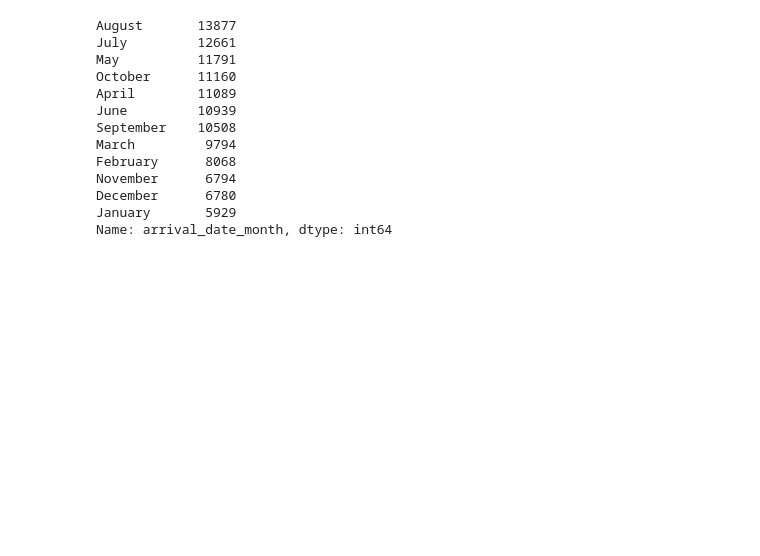
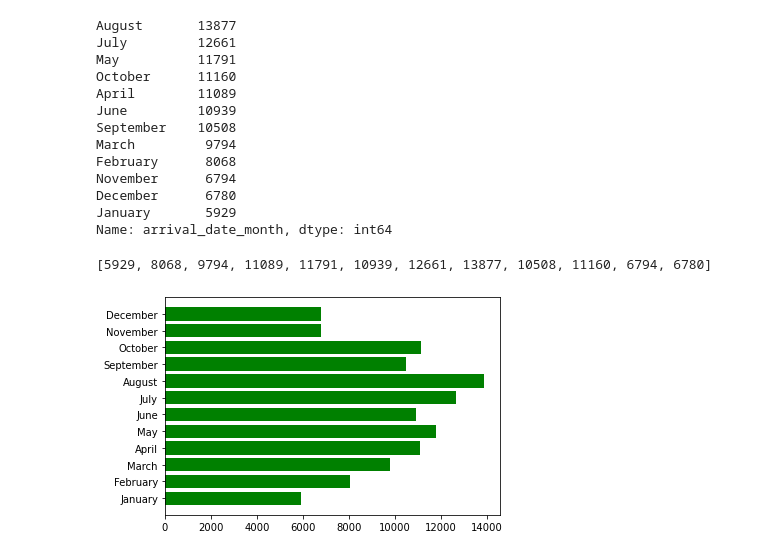
Before and after one commit to andre-fajar-n/AI-Mentorship, a Jupyter notebook: Final_Project.ipynb, the cells around one changed output. Saved outputs shown, nothing was run; the diff lists cells and outputs as text; code cells hidden in the pictures; blank space fills up the shorter version.

```diff
--- a/Final_Project.ipynb
+++ b/Final_Project.ipynb
@@ -62,0 +187,2 @@ Make category based on the **lead time**: Short, Medium, and Long.
+# %%
+data["category_by_lead_time"] = np.where(data["lead_time"] <= q1, "Short", np.where(data["lead_time"] <= q1*2, "Medium", "Long"))
@@ -69,7 +225,8 @@ data[data["reservation_status_date"] > ]
 # No. 8
 Visualize the __arrival_date_month__ to see in what month the most visitors come.
 # %%
-data["arrival_date_month"].value_counts()
+data8 = data["arrival_date_month"].value_counts()
+data8
 # %% [output]
 August       13877
 July         12661
@@ -84,3 +241,13 @@ November      6794
 December      6780
 January       5929
 Name: arrival_date_month, dtype: int64
+# %%
+months = ['January', 'February', 'March', 'April', 'May', 'June', 'July', 'August', 'September', 'October', 'November', 'December']
+visitors = [0]*len(months)
+# %%
+for month in months:
+    idx = months.index(month)
+    visitors[idx] = data8[month]
+visitors
+# %% [output]
+[5929, 8068, 9794, 11089, 11791, 10939, 12661, 13877, 10508, 11160, 6794, 6780]
@@ -86,0 +256,5 @@ Name: arrival_date_month, dtype: int64
+# %%
+plt.barh(months, visitors, color='g')
+plt.show()
+# %% [output]
+[figure, added]
```
Also changed, not shown: parts of 17 cells of this notebook.
